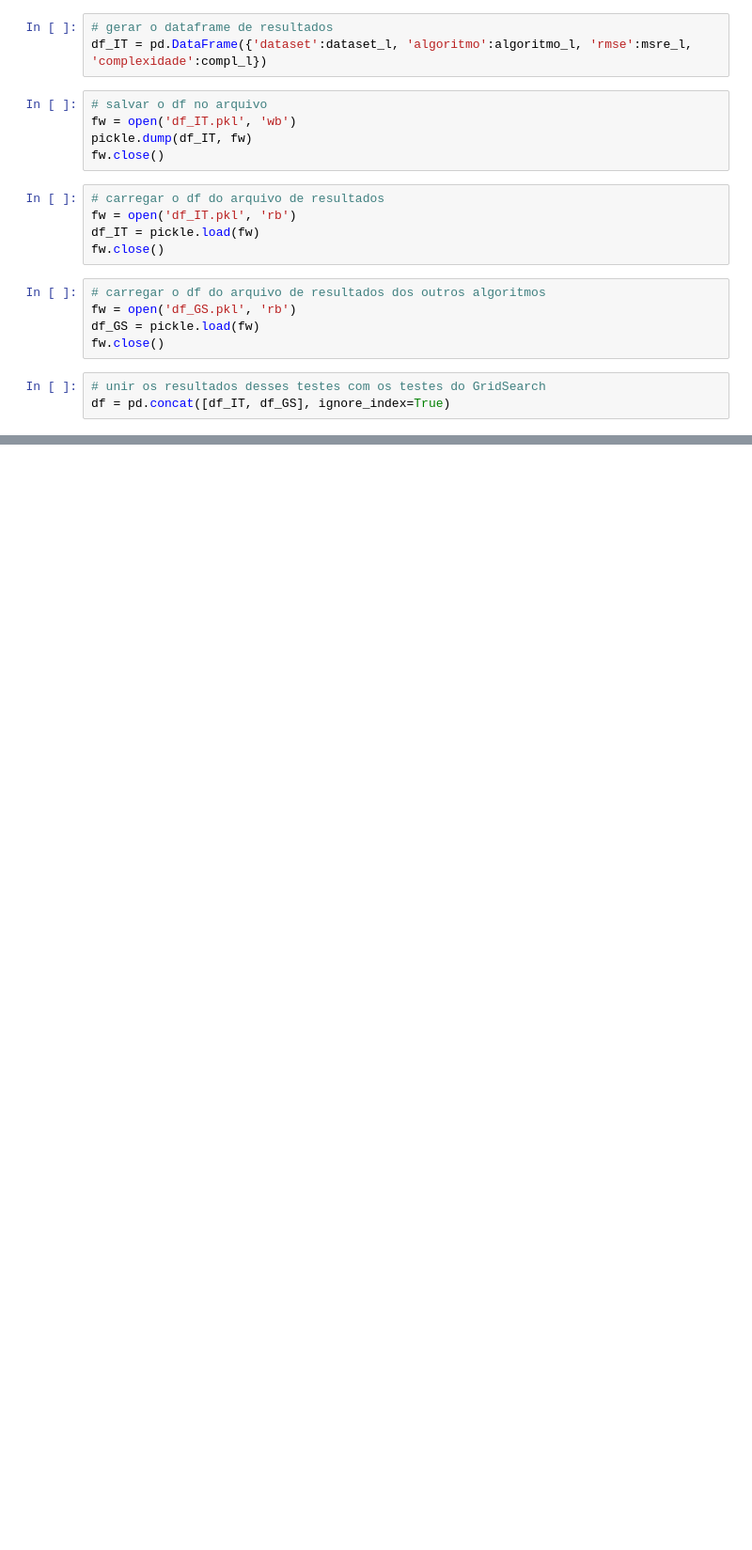
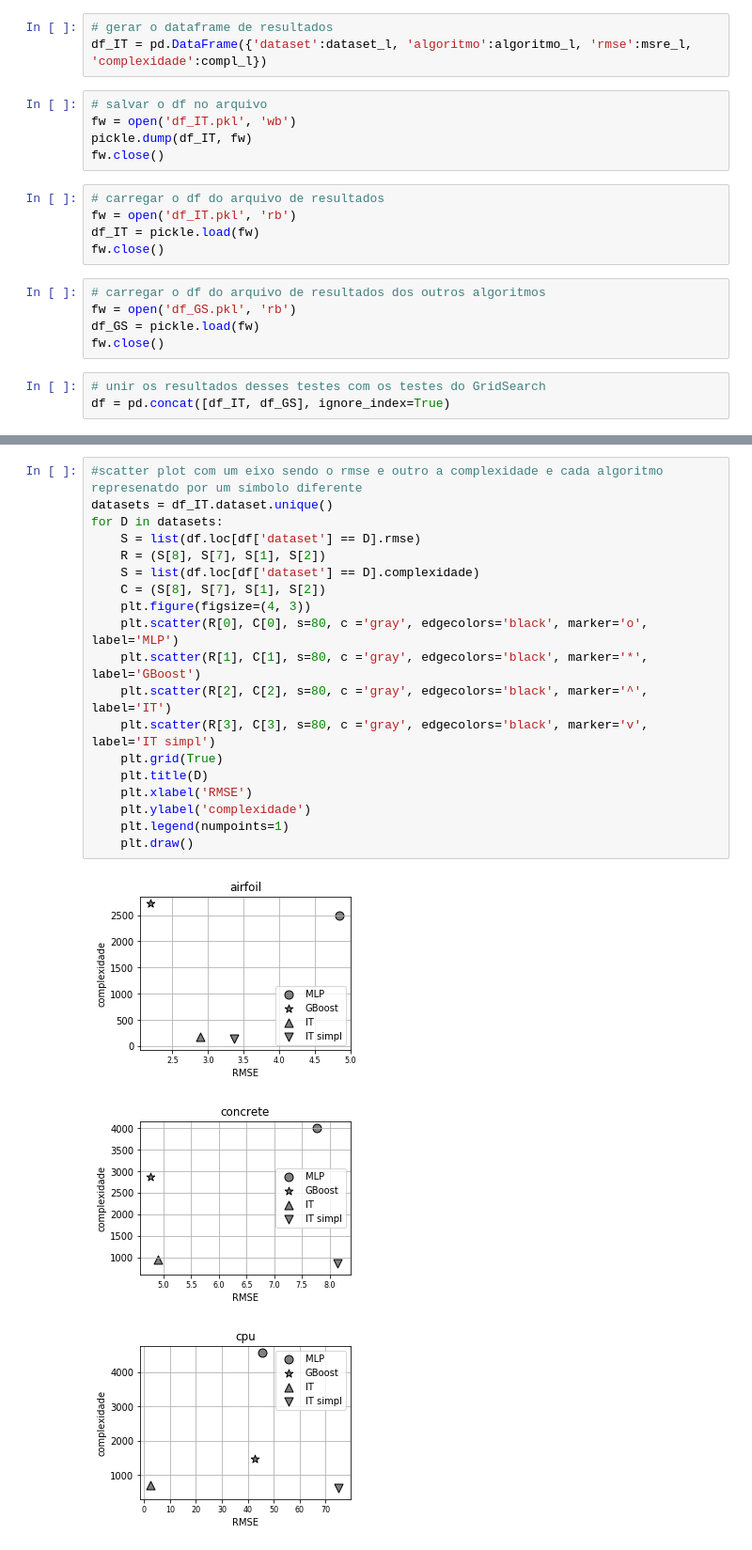
Before and after one commit to maira-lima/inter-transf, a Jupyter notebook: tests.ipynb, the cells around one changed output, grey strips where cells are left out. Shown at 94% size. Cells and saved outputs as stored; diff of their text form; blank space fills up the shorter version.

```diff
--- a/tests.ipynb
+++ b/tests.ipynb
@@ -247,0 +253,23 @@ for D in datasets:
+# %%
+#scatter plot com um eixo sendo o rmse e outro a complexidade e cada algoritmo represenatdo por um símbolo diferente
+datasets = df_IT.dataset.unique()
+for D in datasets:
+    S = list(df.loc[df['dataset'] == D].rmse)
+    R = (S[8], S[7], S[1], S[2])
+    S = list(df.loc[df['dataset'] == D].complexidade)
+    C = (S[8], S[7], S[1], S[2])
+    plt.figure(figsize=(4, 3))
+    plt.scatter(R[0], C[0], s=80, c ='gray', edgecolors='black', marker='o', label='MLP')
+    plt.scatter(R[1], C[1], s=80, c ='gray', edgecolors='black', marker='*', label='GBoost')
+    plt.scatter(R[2], C[2], s=80, c ='gray', edgecolors='black', marker='^', label='IT')
+    plt.scatter(R[3], C[3], s=80, c ='gray', edgecolors='black', marker='v', label='IT simpl')
+    plt.grid(True)
+    plt.title(D)
+    plt.xlabel('RMSE')
+    plt.ylabel('complexidade')
+    plt.legend(numpoints=1)
+    plt.draw()
+# %% [output]
+[figure, added]
+[figure, added]
+[figure, added]
```
Also changed, not shown: parts of 5 cells of this notebook.
